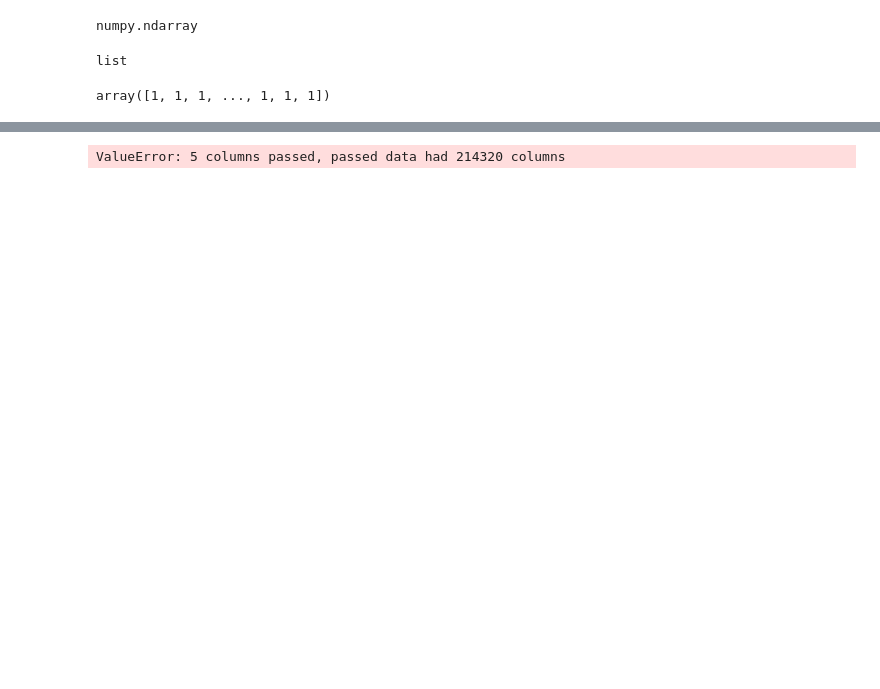
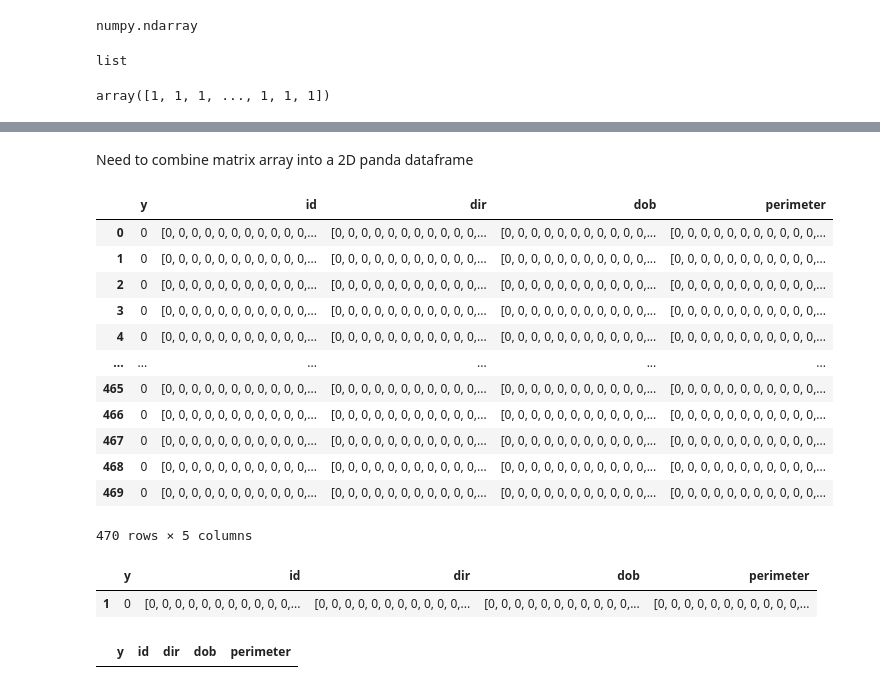
Before and after one commit to lchutny/wildfireplus, a Jupyter notebook: EDA/NB_model.ipynb, the cells around one changed output, grey strips where cells are left out. Cells and saved outputs as stored; diff of their text form; code cells hidden in the pictures; blank space fills up the shorter version.

```diff
--- a/EDA/NB_model.ipynb
+++ b/EDA/NB_model.ipynb
@@ -258,4 +235,29 @@ arr_list = [fires, fire_id, firedir, firedob, fireline]
+# %% [markdown]
+Need to combine matrix array into a 2D panda dataframe
 # %%
-df = pd.DataFrame(data = arr_list, columns= ["y", "id", "dir", "dob", "perimeter"])
+df = pd.DataFrame(list(zip(fires, fire_id, firedir, firedob, fireline)), columns= ["y", "id", "dir", "dob", "perimeter"])
-# %% [output]
-ValueError: 5 columns passed, passed data had 214320 columns
+# %%
+df
+# %% [output]
+|  | y | id | dir | dob | perimeter |
+| 0 | 0 | [0, 0, 0, 0, 0, 0, 0, 0, 0, 0, 0,... | [0, 0, 0, 0, 0, 0, 0, 0, 0, 0, 0,... | [0, 0, 0, 0, 0, 0, 0, 0, 0, 0, 0,... | [0, 0, 0, 0, 0, 0, 0, 0, 0, 0, 0,... |
+| 1 | 0 | [0, 0, 0, 0, 0, 0, 0, 0, 0, 0, 0,... | [0, 0, 0, 0, 0, 0, 0, 0, 0, 0, 0,... | [0, 0, 0, 0, 0, 0, 0, 0, 0, 0, 0,... | [0, 0, 0, 0, 0, 0, 0, 0, 0, 0, 0,... |
+| 2 | 0 | [0, 0, 0, 0, 0, 0, 0, 0, 0, 0, 0,... | [0, 0, 0, 0, 0, 0, 0, 0, 0, 0, 0,... | [0, 0, 0, 0, 0, 0, 0, 0, 0, 0, 0,... | [0, 0, 0, 0, 0, 0, 0, 0, 0, 0, 0,... |
+| 3 | 0 | [0, 0, 0, 0, 0, 0, 0, 0, 0, 0, 0,... | [0, 0, 0, 0, 0, 0, 0, 0, 0, 0, 0,... | [0, 0, 0, 0, 0, 0, 0, 0, 0, 0, 0,... | [0, 0, 0, 0, 0, 0, 0, 0, 0, 0, 0,... |
+| 4 | 0 | [0, 0, 0, 0, 0, 0, 0, 0, 0, 0, 0,... | [0, 0, 0, 0, 0, 0, 0, 0, 0, 0, 0,... | [0, 0, 0, 0, 0, 0, 0, 0, 0, 0, 0,... | [0, 0, 0, 0, 0, 0, 0, 0, 0, 0, 0,... |
+| ... | ... | ... | ... | ... | ... |
+| 465 | 0 | [0, 0, 0, 0, 0, 0, 0, 0, 0, 0, 0,... | [0, 0, 0, 0, 0, 0, 0, 0, 0, 0, 0,... | [0, 0, 0, 0, 0, 0, 0, 0, 0, 0, 0,... | [0, 0, 0, 0, 0, 0, 0, 0, 0, 0, 0,... |
+| 466 | 0 | [0, 0, 0, 0, 0, 0, 0, 0, 0, 0, 0,... | [0, 0, 0, 0, 0, 0, 0, 0, 0, 0, 0,... | [0, 0, 0, 0, 0, 0, 0, 0, 0, 0, 0,... | [0, 0, 0, 0, 0, 0, 0, 0, 0, 0, 0,... |
+| 467 | 0 | [0, 0, 0, 0, 0, 0, 0, 0, 0, 0, 0,... | [0, 0, 0, 0, 0, 0, 0, 0, 0, 0, 0,... | [0, 0, 0, 0, 0, 0, 0, 0, 0, 0, 0,... | [0, 0, 0, 0, 0, 0, 0, 0, 0, 0, 0,... |
+| 468 | 0 | [0, 0, 0, 0, 0, 0, 0, 0, 0, 0, 0,... | [0, 0, 0, 0, 0, 0, 0, 0, 0, 0, 0,... | [0, 0, 0, 0, 0, 0, 0, 0, 0, 0, 0,... | [0, 0, 0, 0, 0, 0, 0, 0, 0, 0, 0,... |
+| 469 | 0 | [0, 0, 0, 0, 0, 0, 0, 0, 0, 0, 0,... | [0, 0, 0, 0, 0, 0, 0, 0, 0, 0, 0,... | [0, 0, 0, 0, 0, 0, 0, 0, 0, 0, 0,... | [0, 0, 0, 0, 0, 0, 0, 0, 0, 0, 0,... |
+470 rows × 5 columns
+# %%
+df.loc[[1]]
+# %% [output]
+|  | y | id | dir | dob | perimeter |
+| 1 | 0 | [0, 0, 0, 0, 0, 0, 0, 0, 0, 0, 0,... | [0, 0, 0, 0, 0, 0, 0, 0, 0, 0, 0,... | [0, 0, 0, 0, 0, 0, 0, 0, 0, 0, 0,... | [0, 0, 0, 0, 0, 0, 0, 0, 0, 0, 0,... |
+# %%
+df.loc[(df.y == "1")]
+# %% [output]
+|  | y | id | dir | dob | perimeter |
```
Also changed, not shown: parts of 22 cells of this notebook.
